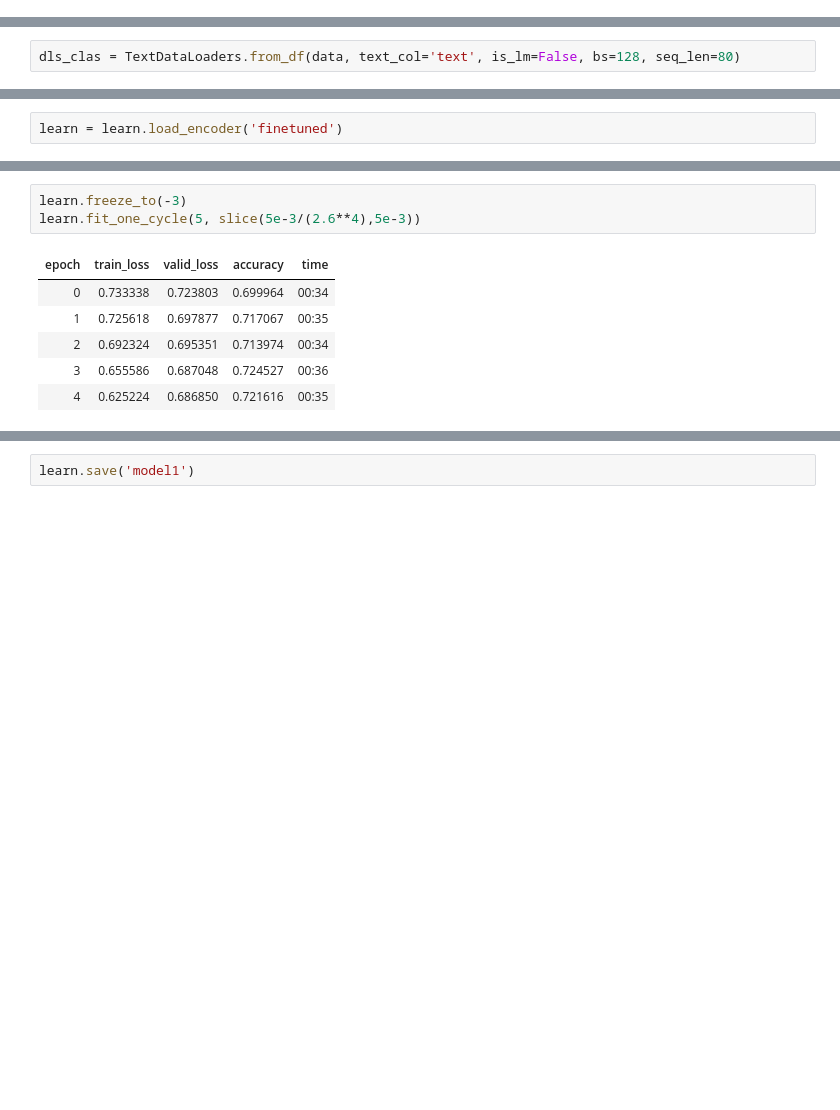
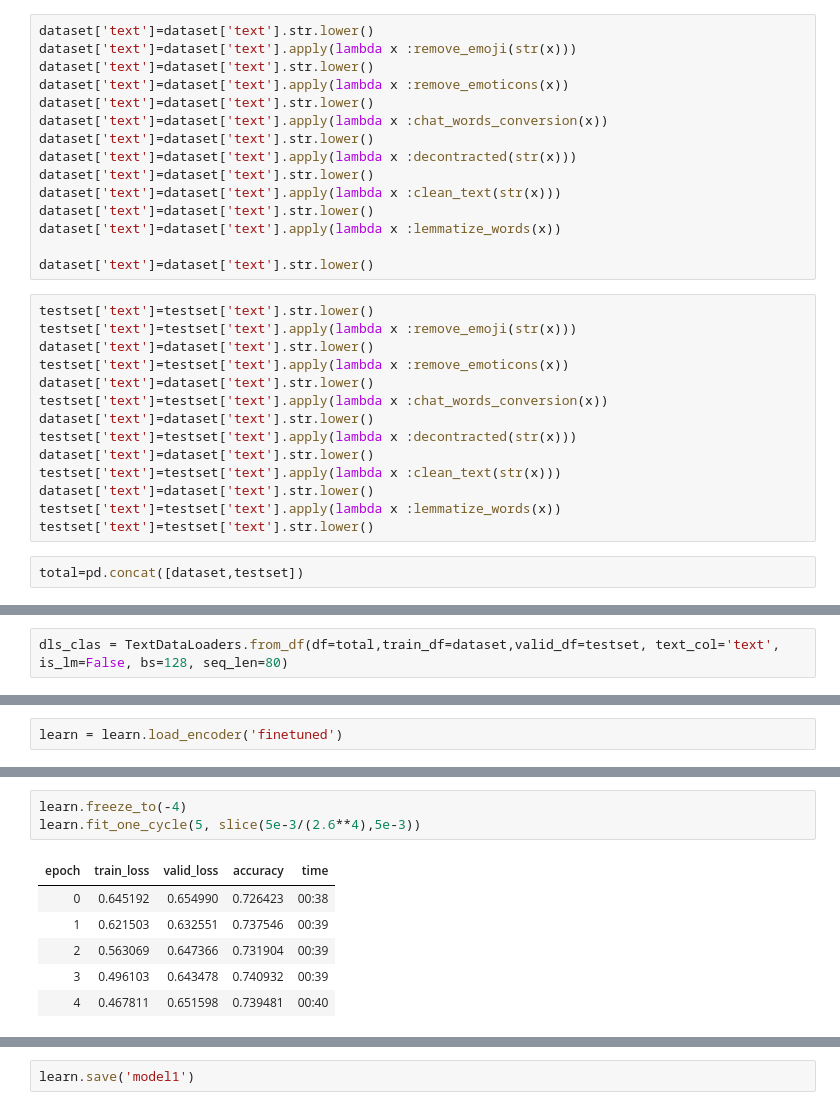
Before and after one commit to ashish244co/FastAiDeepLearning, a Jupyter notebook: fastAItweetClassification.ipynb, the cells around one changed output, grey strips where cells are left out. Saved outputs shown, nothing was run; the diff lists cells and outputs as text; blank space fills up the shorter version.

```diff
--- a/fastAItweetClassification.ipynb
+++ b/fastAItweetClassification.ipynb
@@ -422,0 +452,31 @@ data['text'][50]
+# %%
+dataset['text']=dataset['text'].str.lower()
+dataset['text']=dataset['text'].apply(lambda x :remove_emoji(str(x)))
+dataset['text']=dataset['text'].str.lower()
+dataset['text']=dataset['text'].apply(lambda x :remove_emoticons(x))
+dataset['text']=dataset['text'].str.lower()
+dataset['text']=dataset['text'].apply(lambda x :chat_words_conversion(x))
+dataset['text']=dataset['text'].str.lower()
+dataset['text']=dataset['text'].apply(lambda x :decontracted(str(x)))
+dataset['text']=dataset['text'].str.lower()
+dataset['text']=dataset['text'].apply(lambda x :clean_text(str(x)))
+dataset['text']=dataset['text'].str.lower()
+dataset['text']=dataset['text'].apply(lambda x :lemmatize_words(x))
+
+dataset['text']=dataset['text'].str.lower()
+# %%
+testset['text']=testset['text'].str.lower()
+testset['text']=testset['text'].apply(lambda x :remove_emoji(str(x)))
+dataset['text']=dataset['text'].str.lower()
+testset['text']=testset['text'].apply(lambda x :remove_emoticons(x))
+dataset['text']=dataset['text'].str.lower()
+testset['text']=testset['text'].apply(lambda x :chat_words_conversion(x))
+dataset['text']=dataset['text'].str.lower()
+testset['text']=testset['text'].apply(lambda x :decontracted(str(x)))
+dataset['text']=dataset['text'].str.lower()
+testset['text']=testset['text'].apply(lambda x :clean_text(str(x)))
+dataset['text']=dataset['text'].str.lower()
+testset['text']=testset['text'].apply(lambda x :lemmatize_words(x))
+testset['text']=testset['text'].str.lower()
+# %%
+total=pd.concat([dataset,testset])
@@ -501,5 +575,5 @@ i love peace almost world guys going work in Europe make it totally easier do nt
 # %%
-dls_clas = TextDataLoaders.from_df(data, text_col='text', is_lm=False, bs=128, seq_len=80)
+dls_clas = TextDataLoaders.from_df(df=total,train_df=dataset,valid_df=testset, text_col='text', is_lm=False, bs=128, seq_len=80)
 # %% [output]
 [interactive output not drawn]
 # %%
@@ -535,13 +609,13 @@ learn.fit_one_cycle(5, slice(1e-2/(2.6**4),1e-2))
 # %%
-learn.freeze_to(-3)
+learn.freeze_to(-4)
 learn.fit_one_cycle(5, slice(5e-3/(2.6**4),5e-3))
 # %% [output]
 | epoch | train_loss | valid_loss | accuracy | time |
-| 0 | 0.733338 | 0.723803 | 0.699964 | 00:34 |
-| 1 | 0.725618 | 0.697877 | 0.717067 | 00:35 |
-| 2 | 0.692324 | 0.695351 | 0.713974 | 00:34 |
-| 3 | 0.655586 | 0.687048 | 0.724527 | 00:36 |
-| 4 | 0.625224 | 0.686850 | 0.721616 | 00:35 |
+| 0 | 0.645192 | 0.654990 | 0.726423 | 00:38 |
+| 1 | 0.621503 | 0.632551 | 0.737546 | 00:39 |
+| 2 | 0.563069 | 0.647366 | 0.731904 | 00:39 |
+| 3 | 0.496103 | 0.643478 | 0.740932 | 00:39 |
+| 4 | 0.467811 | 0.651598 | 0.739481 | 00:40 |
 # %%
 learn.unfreeze()
 learn.fit_one_cycle(5, slice(1e-3/(2.6**4),1e-3))
```
Also changed, not shown: parts of 22 cells of this notebook.
